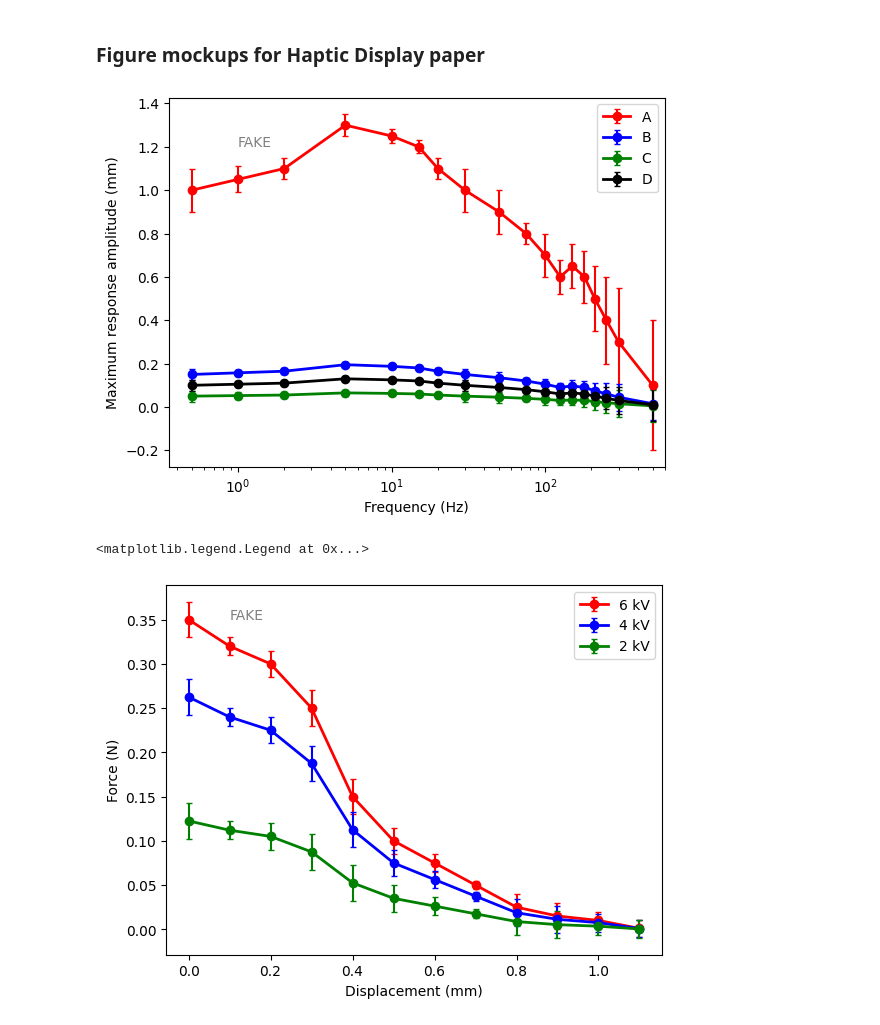
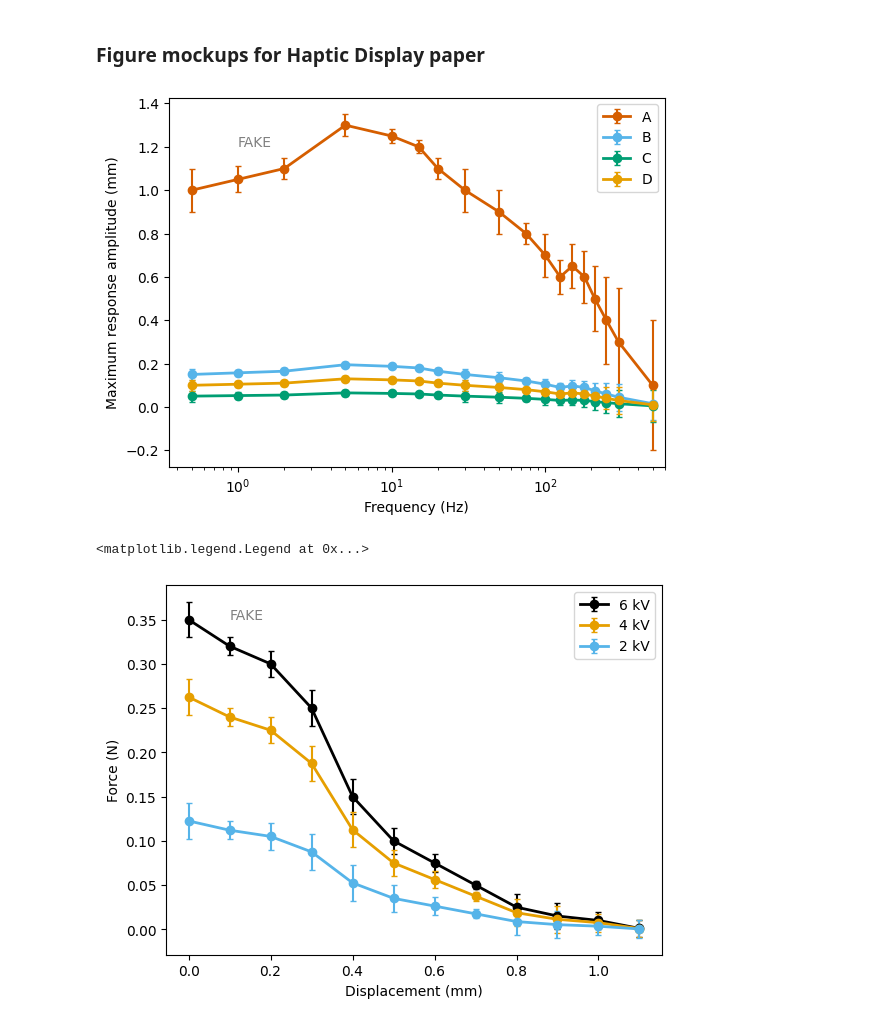
Before and after one commit to brianjohnson555/HapticDisplay, a Jupyter notebook: figure_generation/figure_mockups.ipynb, the cells around one changed output. Drawn from its saved outputs; the diff is of its cells as text; code cells hidden in the pictures.

```diff
--- a/figure_generation/figure_mockups.ipynb
+++ b/figure_generation/figure_mockups.ipynb
@@ -16,47 +17,47 @@ ax1 = fig.add_subplot()
 ax1.set_xscale('log')
 ax1.errorbar(x_freq, y_resp, y_err,
              fmt="o-",
-             ecolor="red",
-             color="red",
+             ecolor=cdict["red"],
+             color=cdict["red"],
              linewidth=2,
              elinewidth=1.5,
              capsize=2,
              label="A")
 ax1.errorbar(x_freq, 0.15*np.array(y_resp), 0.25*np.array(y_err),
              fmt="o-",
-             ecolor="blue",
-             color="blue",
+             ecolor=cdict["blue_light"],
+             color=cdict["blue_light"],
              linewidth=2,
              elinewidth=1.5,
              capsize=2,
              label="B")
 ax1.errorbar(x_freq, 0.05*np.array(y_resp), 0.25*np.array(y_err),
              fmt="o-",
-             ecolor="green",
-             color="green",
+             ecolor=cdict["green"],
+             color=cdict["green"],
              linewidth=2,
              elinewidth=1.5,
              capsize=2,
              label="C")
 ax1.errorbar(x_freq, 0.1*np.array(y_resp), 0.25*np.array(y_err),
              fmt="o-",
-             ecolor="black",
-             color="black",
+             ecolor=cdict["gold"],
+             color=cdict["gold"],
              linewidth=2,
              elinewidth=1.5,
              capsize=2,
              label="D")
 ax1.text(1, 1.2, "FAKE", color="gray")
 ax1.set_xlabel("Frequency (Hz)")
 ax1.set_ylabel("Maximum response amplitude (mm)")
 ax1.set_xlim(right=600);
 ax1.legend();
 # fig.gca().yaxis.set_major_formatter(ScalarFormatter())
 # fig.gca().yaxis.set_minor_formatter(ScalarFormatter());
 
 # fig.savefig("test.svg", format="svg")
 # %% [output]
-[figure, old version]
+[figure, new version]
 # %%
 ## Force-displacement
 x_disp = [0, 0.1, 0.2, 0.3, 0.4, 0.5, 0.6, 0.7, 0.8, 0.9, 1, 1.1]
@@ -69,24 +70,24 @@ fig = plt.figure()
 ax1 = fig.add_subplot()
 ax1.errorbar(x_disp, y_force, y_err,
              fmt="o-",
-             ecolor="red",
-             color="red",
+             ecolor=clist[0],
+             color=clist[0],
              linewidth=2,
              elinewidth=1.5,
              capsize=2,
              label="6 kV")
 ax1.errorbar(x_disp, 0.75*np.array(y_force), y_err,
              fmt="o-",
-             ecolor="blue",
-             color="blue",
+             ecolor=clist[1],
+             color=clist[1],
              linewidth=2,
              elinewidth=1.5,
              capsize=2,
              label="4 kV")
 ax1.errorbar(x_disp, 0.35*np.array(y_force), y_err,
              fmt="o-",
-             ecolor="green",
-             color="green",
+             ecolor=clist[2],
+             color=clist[2],
              linewidth=2,
              elinewidth=1.5,
              capsize=2,
@@ -97,7 +98,7 @@ ax1.set_ylabel("Force (N)");
 ax1.legend()
 # %% [output]
 <matplotlib.legend.Legend at 0x...>
-[figure, old version]
+[figure, new version]
 # %%
 ## Lifetime
 x_freq = [10, 20, 50, 100, 200, 300, 500]
```
Also changed, not shown: parts of 3 cells of this notebook, 15 other files.
